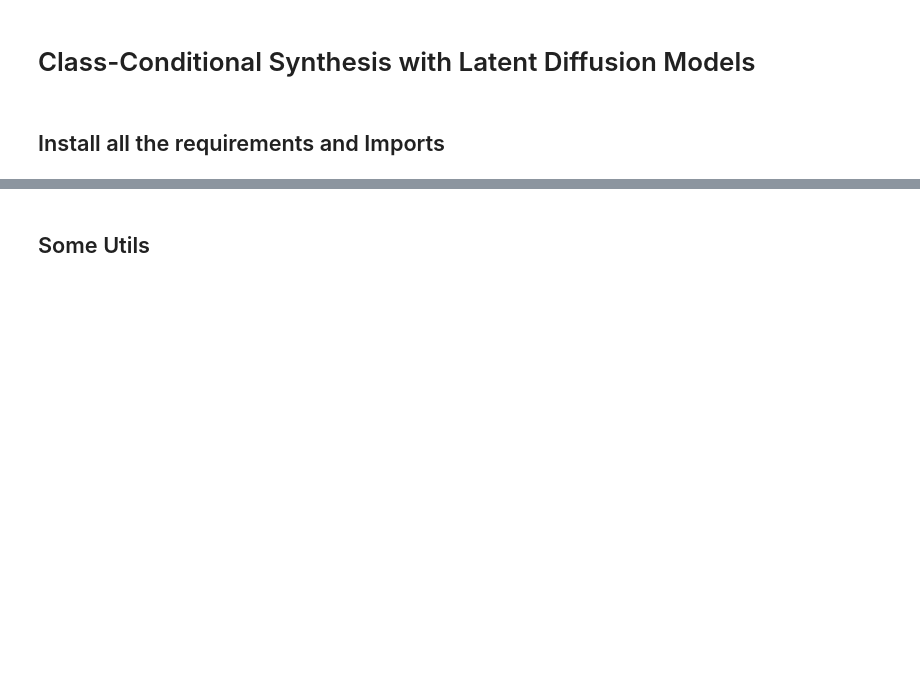
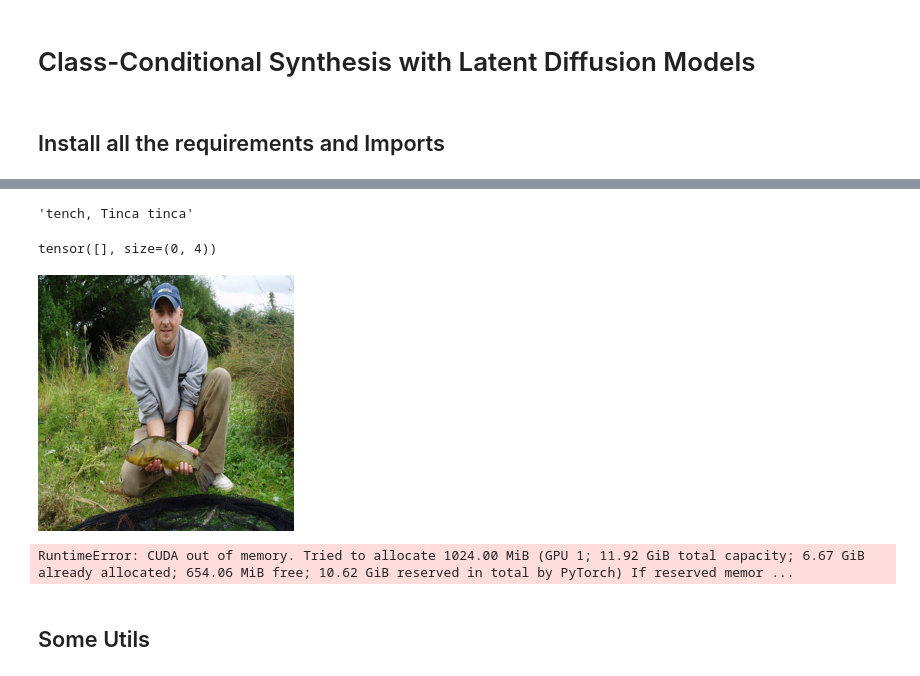
Before and after one commit to kifarid/LDVCE, a Jupyter notebook: cdiff_minimal_mask.ipynb, the cells around one changed output, grey strips where cells are left out. Drawn from its saved outputs; the diff is of its cells as text; code cells hidden in the pictures; blank space fills up the shorter version.

```diff
--- a/cdiff_minimal_mask.ipynb
+++ b/cdiff_minimal_mask.ipynb
@@ -171,6 +137,6 @@ sam_predictor = SamPredictor(build_sam(checkpoint=sam_checkpoint).to(device))
 # %%
 # detect object using grounding DINO
-def detect(image, text_prompt, model, box_threshold = 0.3, text_threshold = 0.25, image_source = None):
+def detect(image, text_prompt, model, box_threshold = 0.4, text_threshold = 0.4, image_source = None):
   boxes, logits, phrases = predict(
       model=model,
       image=image,
@@ -178,9 +144,18 @@ def detect(image, text_prompt, model, box_threshold = 0.3, text_threshold = 0.25
       box_threshold=box_threshold,
       text_threshold=text_threshold
   )
+  # sort boxes logits and phrases by logits as key
+  #boxes, logits, phrases = zip(*sorted(zip(boxes, logits, phrases), key=lambda x: x[1], reverse=True))
+
+
+  sorted_indices = torch.argsort(logits, descending=True)
+  sorted_logits = logits[sorted_indices]
+  sorted_boxes = boxes[sorted_indices]
+  sorted_phrases = [phrases[i] for i in list(sorted_indices.cpu().numpy())]
+
   if image_source is not None:
-    annotated_frame = annotate(image_source=image_source, boxes=boxes, logits=logits, phrases=phrases)
+    annotated_frame = annotate(image_source=image_source, boxes=sorted_boxes, logits=sorted_logits, phrases=sorted_phrases)
     annotated_frame = annotated_frame[...,::-1] # BGR to RGB
-    return annotated_frame, boxes
+    return annotated_frame, sorted_boxes
   else:
-    return boxes
+    return sorted_boxes
@@ -194,0 +162,34 @@ device
+# %%
+
+import yaml
+data_path = '/misc/scratchSSD2/datasets/ILSVRC2012/val'
+out_size = 256
+transform_list = [
+    transforms.Resize((out_size,out_size)),
+    transforms.ToTensor()
+]
+transform = transforms.Compose(transform_list)
+dataset = datasets.ImageFolder(data_path,  transform=transform)
+with open('data/synset_closest_idx.yaml', 'r') as file:
+    synset_closest_idx = yaml.safe_load(file)
+
+for i, sample in enumerate(dataset, 3):
+    image, label = dataset[i]
+    break
+# %%
+image_int8 = (image.permute(1,2, 0).cpu().numpy()*255.).astype(np.uint8)
+# %%
+#detected_boxes = detect(image, text_prompt=i2h[label], model=groundingdino_model, image_source=image_image)
+annotated_frame, detected_boxes = detect(normalize(image).squeeze(), text_prompt=i2h[label].split(',')[0], model=groundingdino_model, image_source=image_int8)
+# %%
+i2h[label]
+# %% [output]
+'tench, Tinca tinca'
+# %%
+detected_boxes
+# %% [output]
+tensor([], size=(0, 4))
+# %%
+Image.fromarray(annotated_frame)
+# %% [output]
+[figure, added]
@@ -195,3 +230,9 @@ device
+# %%
+segmented_frame_masks = segment(image_int8, sam_predictor, boxes=detected_boxes)
+segmented_frame_mask = torch.any(segmented_frame_masks, dim=0)
+Image.fromarray((255*segmented_frame_mask.permute(1, 2, 0).squeeze().numpy()).astype(np.uint8) , 'L')
+# %% [output]
+RuntimeError: CUDA out of memory. Tried to allocate 1024.00 MiB (GPU 1; 11.92 GiB total capacity; 6.67 GiB already allocated; 654.06 MiB free; 10.62 GiB reserved in total by PyTorch) If reserved memor ...
 # %%
 from ldm import *
 # %% [markdown]
```
Also changed, not shown: parts of 20 cells of this notebook, 2 other files.
